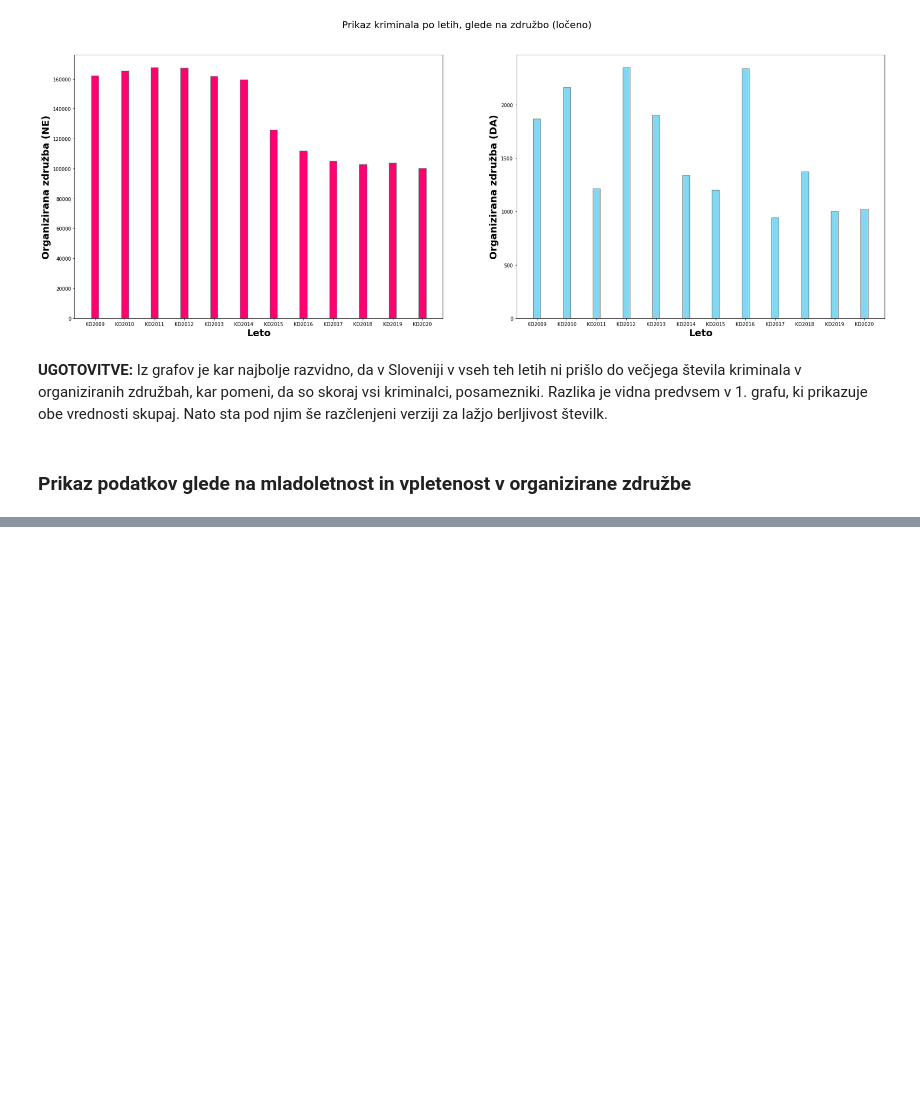
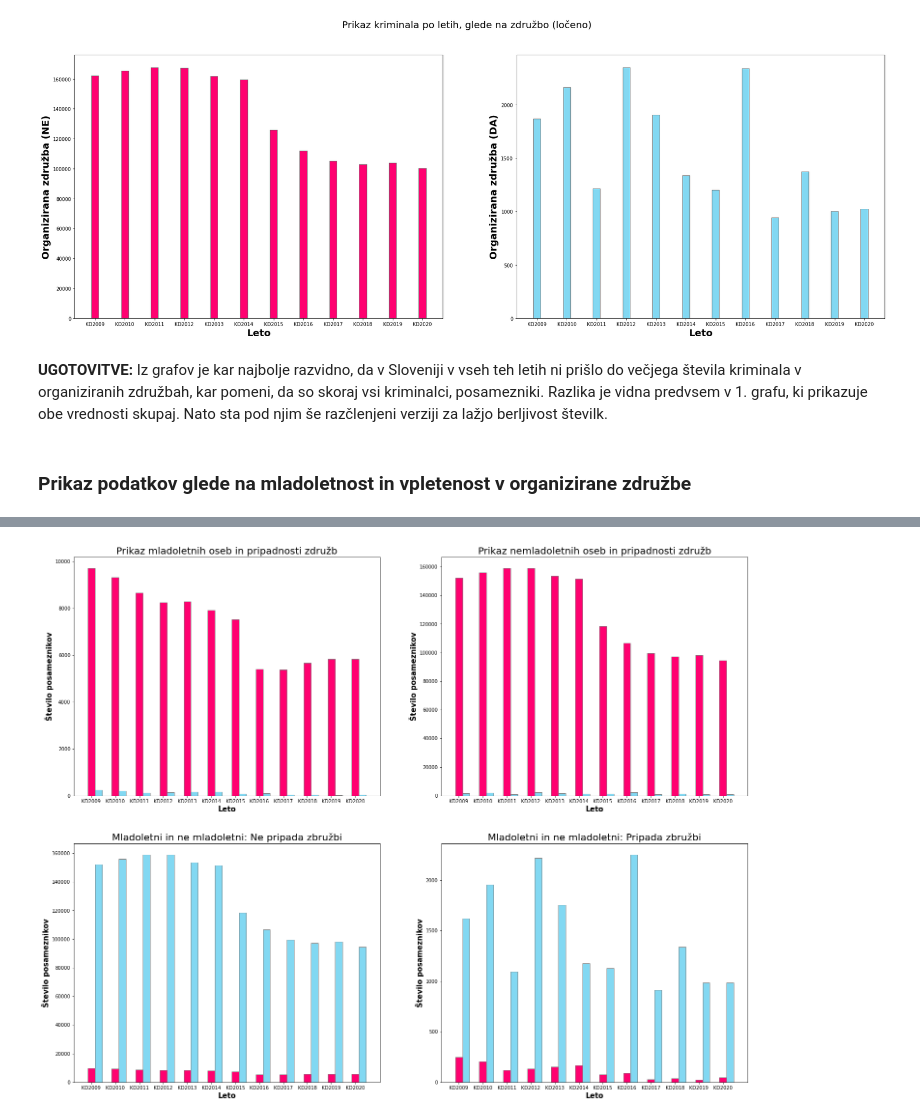
Before and after one commit to Nik-tech-cloud/PR22NGAMZ, a Jupyter notebook: seminar.ipynb, the cells around one changed output, grey strips where cells are left out. Cells and saved outputs as stored; diff of their text form; code cells hidden in the pictures; blank space fills up the shorter version.

```diff
--- a/seminar.ipynb
+++ b/seminar.ipynb
@@ -242,29 +242,72 @@ Text(0, 0.5, 'Organizirana združba (DA)')
 ### Prikaz podatkov glede na mladoletnost in vpletenost v organizirane združbe
 # %%
 #df1[((df1["StarostniRazred"] == "00-07") | (df1["StarostniRazred"] == "41821") | (df1["StarostniRazred"] == "14-16") | (df1["StarostniRazred"] == "16-18")) & (df1["OrganiziranaZdruzba"] == "NE")]
-"""df1 = copy(dataframes["KD2009"])
+mladoleten_NE = []
+mladoleten_DA = []
+ne_mladoleten_NE = []
+ne_mladoleten_DA = []
 
 df = {k:v for k,v in dataframes.items()}
-je_mladoleten = ((df1["StarostniRazred"] == "00-07") | (df1["StarostniRazred"] == "41821") | (df1["StarostniRazred"] == "14-16") | (df1["StarostniRazred"] == "16-18"))
 
 for key, value in df.items():
     df1 = copy(dataframes[key])
-    podatki = df1[je_mladoleten]["OrganiziranaZdruzba"].value_counts()
-    print(podatki)
+    je_mladoleten = ((df1["StarostniRazred"] == "00-07") | (df1["StarostniRazred"] == "41821") | (df1["StarostniRazred"] == "14-16") | (df1["StarostniRazred"] == "16-18"))
+    mladoleten_NE.append(df1[je_mladoleten]["OrganiziranaZdruzba"].value_counts()[0])
+    mladoleten_DA.append(df1[je_mladoleten]["OrganiziranaZdruzba"].value_counts()[1])
+    ne_mladoleten_NE.append(df1[~je_mladoleten]["OrganiziranaZdruzba"].value_counts()[0])
+    ne_mladoleten_DA .append(df1[~je_mladoleten]["OrganiziranaZdruzba"].value_counts()[1])
 
-
-mladoleten_NE = df1[je_mladoleten & (df1["OrganiziranaZdruzba"] == "NE")]["OrganiziranaZdruzba"].value_counts()
-
-ne_mladoleten_NE = df1[~je_mladoleten & (df1["OrganiziranaZdruzba"] == "NE")]["OrganiziranaZdruzba"].value_counts()
-
-mladoleten_DA = df1[je_mladoleten & (df1["OrganiziranaZdruzba"] == "DA")]["OrganiziranaZdruzba"].value_counts()
-
-ne_mladoleten_DA = df1[~je_mladoleten & (df1["OrganiziranaZdruzba"] == "DA")]["OrganiziranaZdruzba"].value_counts()
-
-print(df1[je_mladoleten]["OrganiziranaZdruzba"].value_counts())
-
-print(mladoleten_NE)
+"""print(mladoleten_NE)
 print(ne_mladoleten_NE)
 print(mladoleten_DA)
 print(ne_mladoleten_DA)"""
+
+barWidth = 0.30
+fig, ((pl1, pl2), (pl3, pl4)) = plt.subplots(2,2, figsize =(25, 20))
+
+X_axis = np.arange(len(ind))
+
+#Prikaz mladoletnih in pripadnosti zbružbam
+pl1.title.set_text("Prikaz mladoletnih oseb in pripadnosti združb")
+pl1.title.set_fontsize(20)
+pl1.bar(X_axis, mladoleten_NE, color = '#FF0170', width = barWidth,
+        edgecolor ='grey', label ='NE')
+pl1.bar(X_axis+barWidth, mladoleten_DA, color ='#82D8F2', width = barWidth,
+        edgecolor ='grey', label ='DA')
+pl1.set_xlabel('Leto', fontweight ='bold', fontsize = 15)
+pl1.set_ylabel('Število posameznikov', fontweight ='bold', fontsize = 15)
+pl1.set_xticks(X_axis, ind)
+
+#Prikaz ne mladoletnih in pripadnosti zbružbam
+pl2.title.set_text("Prikaz nemladoletnih oseb in pripadnosti združb")
+pl2.title.set_fontsize(20)
+pl2.bar(X_axis, ne_mladoleten_NE, color = '#FF0170', width = barWidth,
+        edgecolor ='grey', label ='NE')
+pl2.bar(X_axis+barWidth, ne_mladoleten_DA, color ='#82D8F2', width = barWidth,
+       edgecolor ='grey', label ='DA')
+pl2.set_xlabel('Leto', fontweight ='bold', fontsize = 15)
+pl2.set_ylabel('Število posameznikov', fontweight ='bold', fontsize = 15)
+pl2.set_xticks(X_axis, ind)
+
+#Primerjava mladoletnih in ne  mladoletnih in pripadnosti zbružbam (NE)
+pl3.title.set_text("Mladoletni in ne mladoletni: Ne pripada zbružbi")
+pl3.title.set_fontsize(20)
+pl3.bar(X_axis, mladoleten_NE, color = '#FF0170', width = barWidth,
+        edgecolor ='grey', label ='NE')
+pl3.bar(X_axis+barWidth, ne_mladoleten_NE, color ='#82D8F2', width = barWidth,
+        edgecolor ='grey', label ='NE')
+pl3.set_xlabel('Leto', fontweight ='bold', fontsize = 15)
+pl3.set_ylabel('Število posameznikov', fontweight ='bold', fontsize = 15)
+pl3.set_xticks(X_axis, ind)
+
+#Primerjava mladoletnih in ne  mladoletnih in pripadnosti zbružbam (DA)
+pl4.title.set_text("Mladoletni in ne mladoletni: Pripada zbružbi")
+pl4.title.set_fontsize(20)
+pl4.bar(X_axis, mladoleten_DA, color = '#FF0170', width = barWidth,
+        edgecolor ='grey', label ='DA')
+pl4.bar(X_axis+barWidth, ne_mladoleten_DA, color ='#82D8F2', width = barWidth,
+        edgecolor ='grey', label ='DA')
+pl4.set_xlabel('Leto', fontweight ='bold', fontsize = 15)
+pl4.set_ylabel('Število posameznikov', fontweight ='bold', fontsize = 15)
+pl4.set_xticks(X_axis, ind)
 # %% [output]
@@ -271,0 +326 @@ print(ne_mladoleten_DA)"""
+[figure, added]
```
Also changed, not shown: parts of 1 cell of this notebook.
